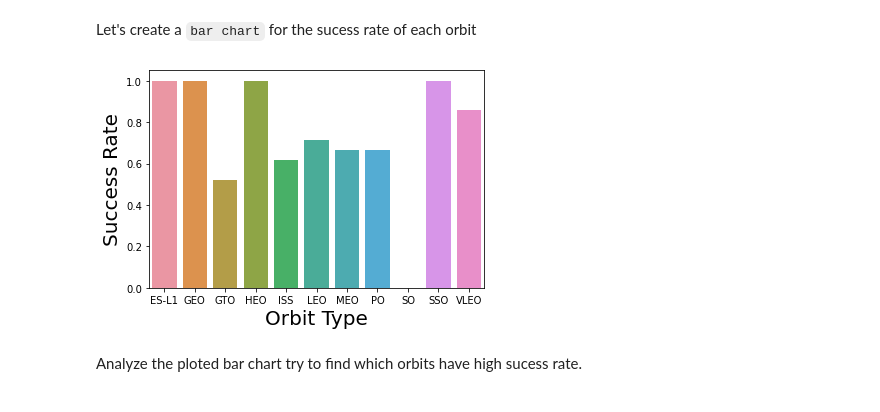
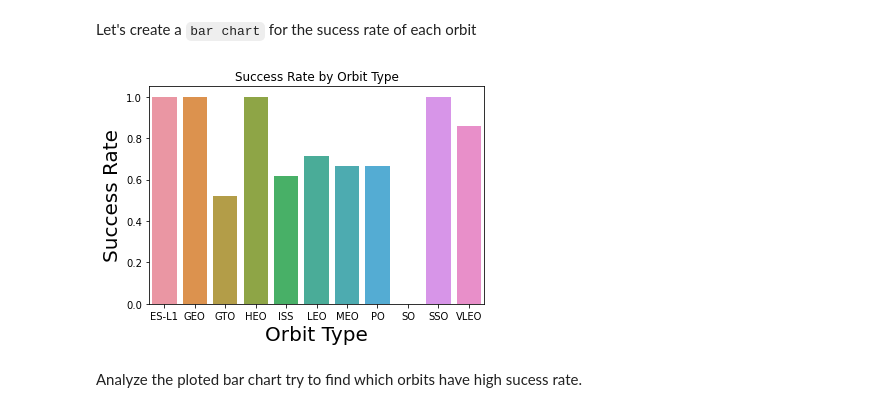
Before and after one commit to lyphatvietlinh/datascience_capstone, a Jupyter notebook: Space X Exploratory with Data Visualization.ipynb, the cells around one changed output. Saved outputs shown, nothing was run; the diff lists cells and outputs as text; code cells hidden in the pictures.

```diff
--- a/Space X Exploratory with Data Visualization.ipynb
+++ b/Space X Exploratory with Data Visualization.ipynb
@@ -119,13 +119,14 @@ Let's create a `bar chart` for the sucess rate of each orbit
 # %%
 # HINT use groupby method on Orbit column and get the mean of Class column
 data_orbit = df.groupby('Orbit').mean()
 data_orbit.reset_index(inplace=True)
 sns.barplot(x='Orbit',y='Class',data=data_orbit)
 plt.xlabel("Orbit Type",fontsize=20)
 plt.ylabel("Success Rate",fontsize=20)
+plt.title("Success Rate by Orbit Type" )
 plt.show()
 # %% [output]
-[figure, old version]
+[figure, new version]
 # %% [markdown]
 Analyze the ploted bar chart try to find which orbits have high sucess rate.
 # %% [markdown]
```
Also changed, not shown: parts of 5 cells of this notebook, 6 other files.
